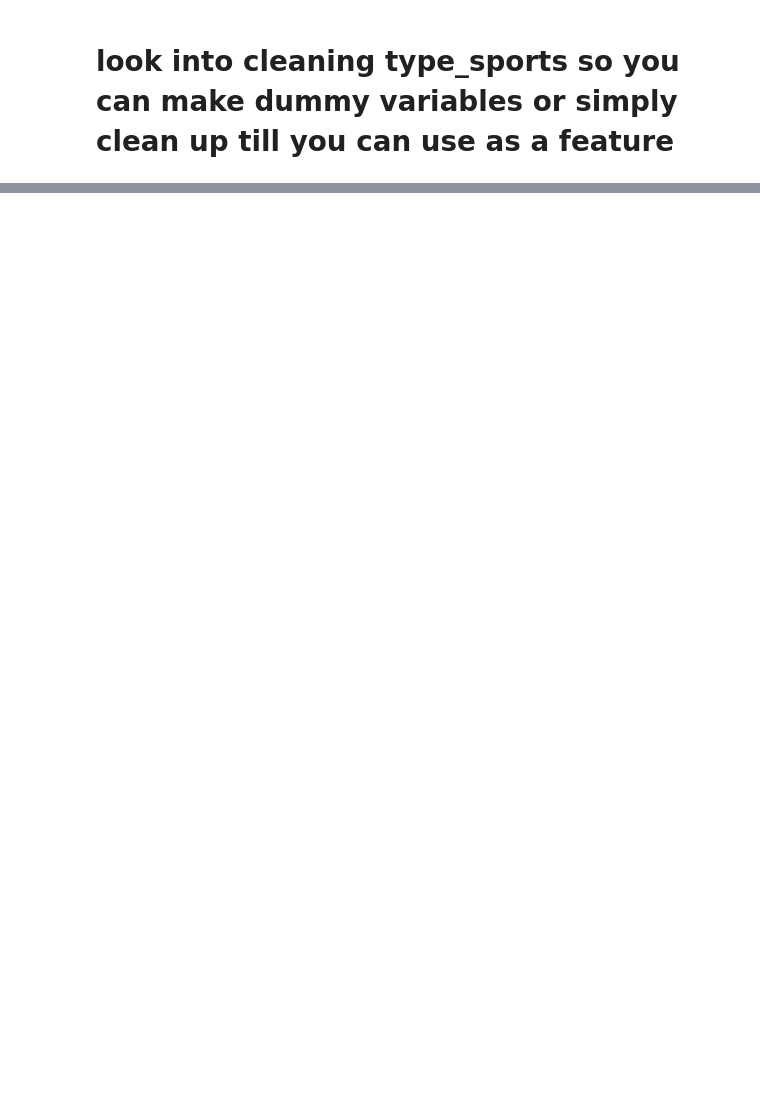
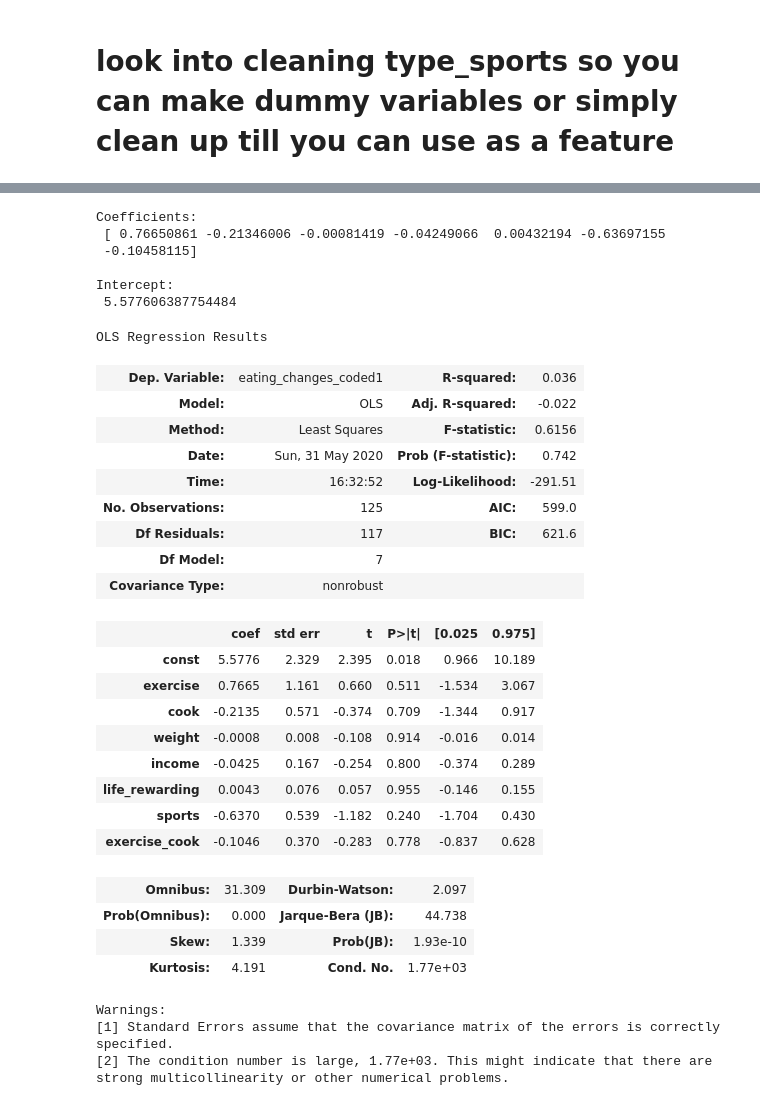
Before and after one commit to bmagnificent86/Capstone-II, a Jupyter notebook: CAPSTONE 2-Copy1.ipynb, the cells around one changed output, grey strips where cells are left out. Drawn from its saved outputs; the diff is of its cells as text; code cells hidden in the pictures; blank space fills up the shorter version.

```diff
--- a/CAPSTONE 2-Copy1.ipynb
+++ b/CAPSTONE 2-Copy1.ipynb
@@ -224,0 +300,11 @@ for column_name in ['exercise','eating_changes','cook','grade_level','income','s
+# %%
+Y = weight_df['eating_changes_coded1']
+
+X = weight_df[['exercise','cook','employment','sports']]
+
+lrm = linear_model.LinearRegression()
+
+lrm.fit(X , Y)
+
+print('\nCoefficients: \n', lrm.coef_)
+print('\nIntercept: \n', lrm.intercept_)
@@ -224,0 +317,10 @@ for column_name in ['exercise','eating_changes','cook','grade_level','income','s
+# %%
+import statsmodels.api as sm
+
+# We need to manually add a constant
+# in statsmodels' sm
+X = sm.add_constant(X)
+
+results = sm.OLS(Y, X).fit()
+
+results.summary()
@@ -224,0 +352,58 @@ for column_name in ['exercise','eating_changes','cook','grade_level','income','s
+# %%
+weight_df['exercise_cook'] = weight_df['exercise'] * weight_df['cook']
+# %%
+Y = weight_df['eating_changes_coded1']
+
+X = weight_df[['exercise','cook','weight','income','life_rewarding','sports','exercise_cook']]
+
+lrm = linear_model.LinearRegression()
+
+lrm.fit(X , Y)
+
+print('\nCoefficients: \n', lrm.coef_)
+print('\nIntercept: \n', lrm.intercept_)
+# %% [output]
+Coefficients:
+ [ 0.76650861 -0.21346006 -0.00081419 -0.04249066  0.00432194 -0.63697155
+ -0.10458115]
+
+Intercept:
+ 5.577606387754484
+# %%
+import statsmodels.api as sm
+
+# We need to manually add a constant
+# in statsmodels' sm
+X = sm.add_constant(X)
+
+results = sm.OLS(Y, X).fit()
+
+results.summary()
+# %% [output]
+OLS Regression Results
+| Dep. Variable: | eating_changes_coded1 | R-squared: | 0.036 |
+| Model: | OLS | Adj. R-squared: | -0.022 |
+| Method: | Least Squares | F-statistic: | 0.6156 |
+| Date: | Sun, 31 May 2020 | Prob (F-statistic): | 0.742 |
+| Time: | 16:32:52 | Log-Likelihood: | -291.51 |
+| No. Observations: | 125 | AIC: | 599.0 |
+| Df Residuals: | 117 | BIC: | 621.6 |
+| Df Model: | 7 |  |  |
+| Covariance Type: | nonrobust |  |  |
+|  | coef | std err | t | P>|t| | [0.025 | 0.975] |
+| const | 5.5776 | 2.329 | 2.395 | 0.018 | 0.966 | 10.189 |
+| exercise | 0.7665 | 1.161 | 0.660 | 0.511 | -1.534 | 3.067 |
+| cook | -0.2135 | 0.571 | -0.374 | 0.709 | -1.344 | 0.917 |
+| weight | -0.0008 | 0.008 | -0.108 | 0.914 | -0.016 | 0.014 |
+| income | -0.0425 | 0.167 | -0.254 | 0.800 | -0.374 | 0.289 |
+| life_rewarding | 0.0043 | 0.076 | 0.057 | 0.955 | -0.146 | 0.155 |
+| sports | -0.6370 | 0.539 | -1.182 | 0.240 | -1.704 | 0.430 |
+| exercise_cook | -0.1046 | 0.370 | -0.283 | 0.778 | -0.837 | 0.628 |
+| Omnibus: | 31.309 | Durbin-Watson: | 2.097 |
+| Prob(Omnibus): | 0.000 | Jarque-Bera (JB): | 44.738 |
+| Skew: | 1.339 | Prob(JB): | 1.93e-10 |
+| Kurtosis: | 4.191 | Cond. No. | 1.77e+03 |
+Warnings:
+[1] Standard Errors assume that the covariance matrix of the errors is correctly specified.
+[2] The condition number is large, 1.77e+03. This might indicate that there are
+strong multicollinearity or other numerical problems.
```
Also changed, not shown: parts of 30 cells of this notebook.
